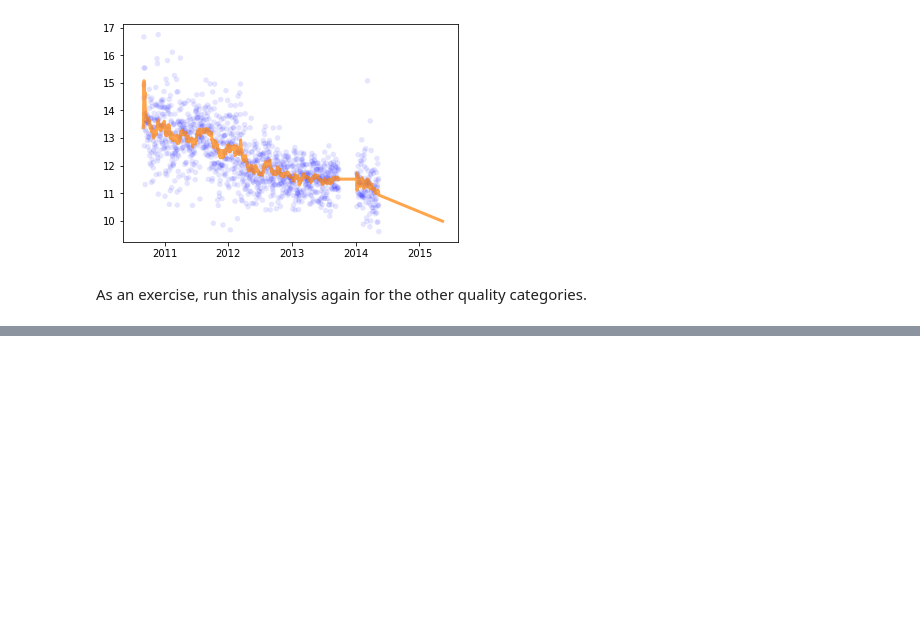
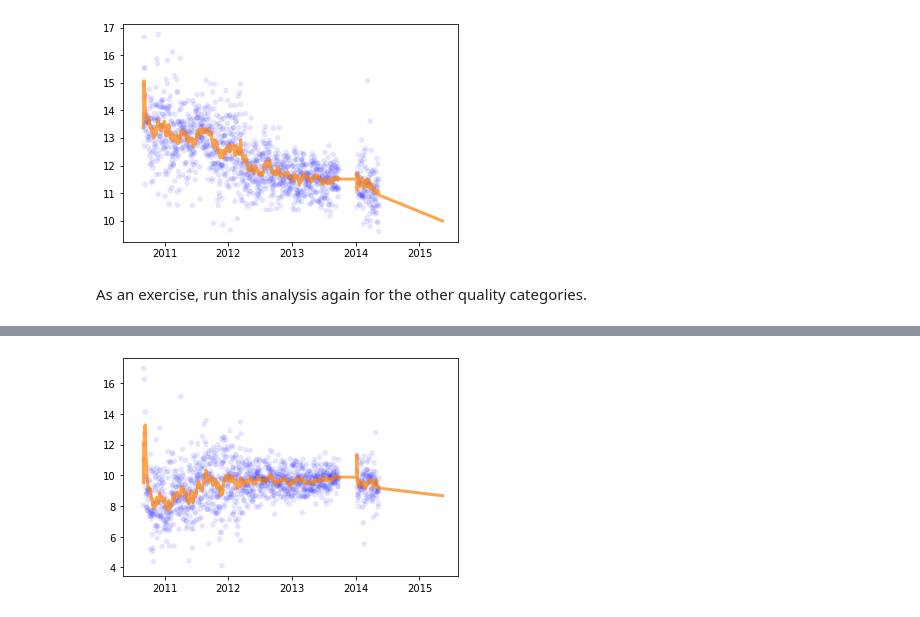
Before and after one commit to kamilest/think-stats-2, a Jupyter notebook: code/chap12ex.ipynb, the cells around one changed output, grey strips where cells are left out. Drawn from its saved outputs; the diff is of its cells as text; code cells hidden in the pictures; blank space fills up the shorter version.

```diff
--- a/code/chap12ex.ipynb
+++ b/code/chap12ex.ipynb
@@ -899,0 +1002,5 @@ As an exercise, run this analysis again for the other quality categories.
+# %%
+# extend the forecast for the next year: add the year's worth of empty rows
+dates = pd.date_range(filled.index.min(),
+                      filled.index.max() + np.timedelta64(365, 'D'))
+predicted = filled.reindex(dates)
@@ -899,0 +1023,9 @@ As an exercise, run this analysis again for the other quality categories.
+# %%
+# fill in the generated rows
+predicted['date'] = predicted.index
+one_day = np.timedelta64(1, 'D')
+
+# number of days since the start date
+predicted['days'] = (predicted.date - start) / one_day
+predict = inter + slope * predicted.days
+predicted.ewma.fillna(predict, inplace=True)
@@ -899,0 +1048,6 @@ As an exercise, run this analysis again for the other quality categories.
+# %%
+# plot the actual values and predictions
+thinkplot.Scatter(daily.ppg, alpha=0.1, label=name)
+thinkplot.Plot(predicted.ewma, color='#ff7f00')
+# %% [output]
+[figure, added]
```
Also changed, not shown: parts of 31 cells of this notebook.
